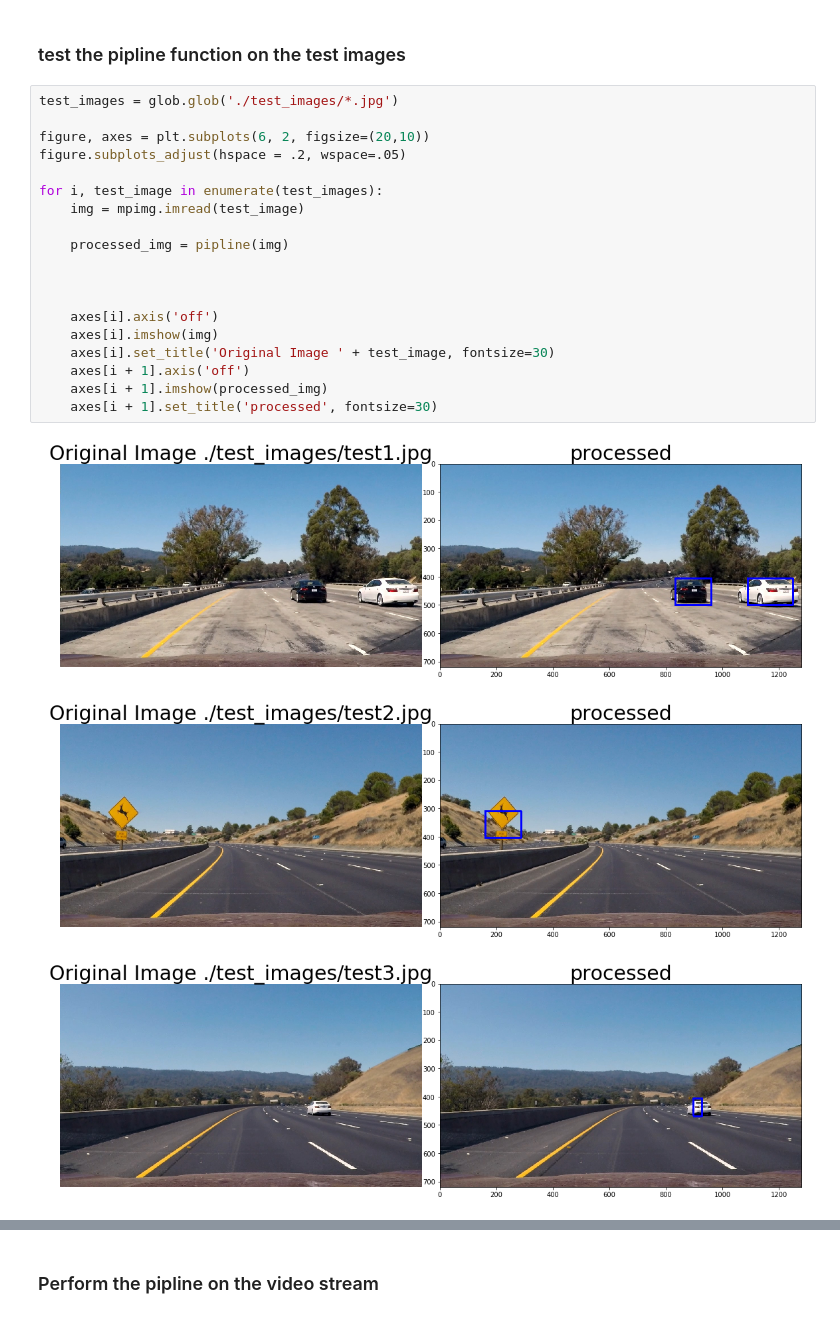
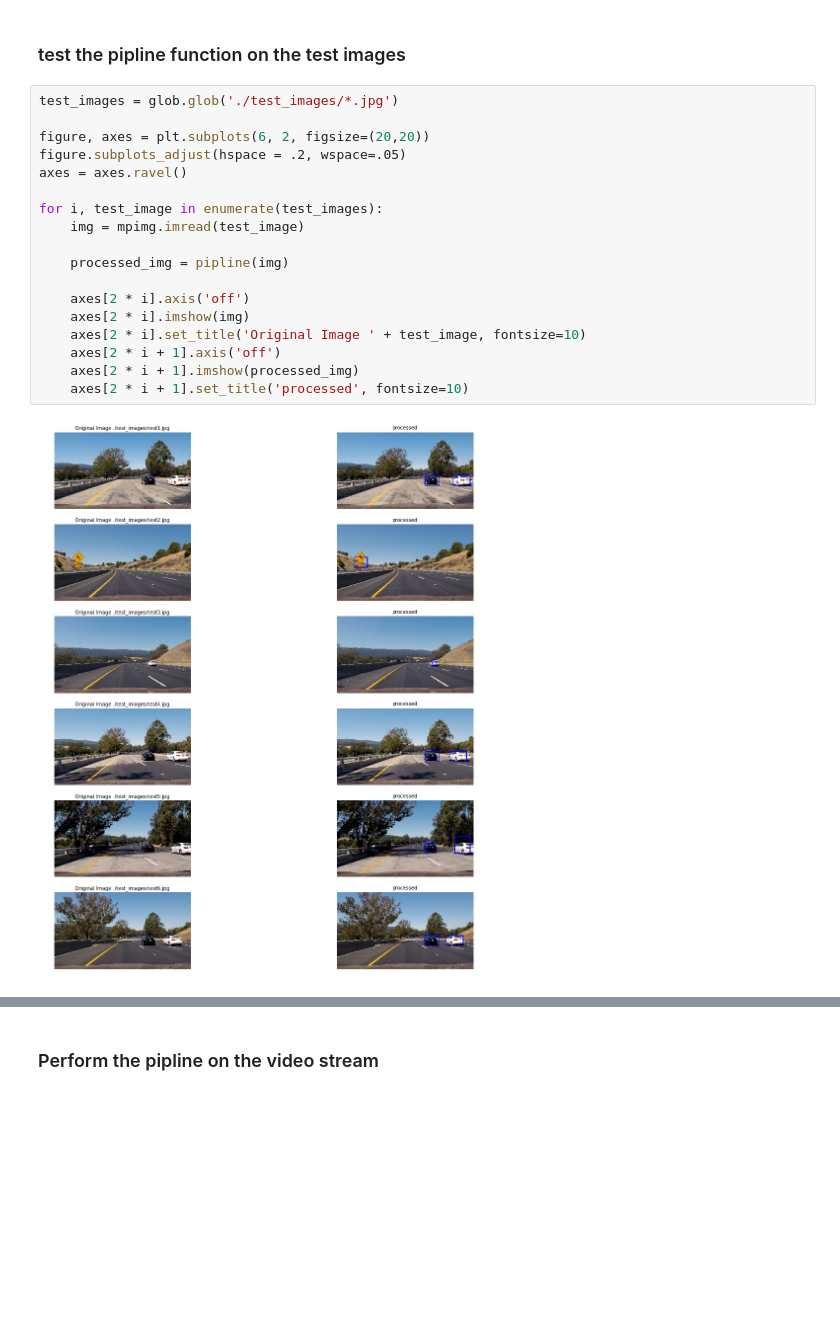
Before and after one commit to YimengZhu/CarND-Vehicle-Detection, a Jupyter notebook: Untitled.ipynb, the cells around one changed output, grey strips where cells are left out. Drawn from its saved outputs; the diff is of its cells as text; blank space fills up the shorter version.

```diff
--- a/Untitled.ipynb
+++ b/Untitled.ipynb
@@ -604,23 +604,20 @@ def pipline(img):
 # %%
 test_images = glob.glob('./test_images/*.jpg')
 
-figure, axes = plt.subplots(6, 2, figsize=(20,10))
+figure, axes = plt.subplots(6, 2, figsize=(20,20))
 figure.subplots_adjust(hspace = .2, wspace=.05)
+axes = axes.ravel()
 
 for i, test_image in enumerate(test_images):
     img = mpimg.imread(test_image)
 
     processed_img = pipline(img)
 
-
-
-    axes[i].axis('off')
-    axes[i].imshow(img)
-    axes[i].set_title('Original Image ' + test_image, fontsize=30)
-    axes[i + 1].axis('off')
-    axes[i + 1].imshow(processed_img)
-    axes[i + 1].set_title('processed', fontsize=30)
+    axes[2 * i].axis('off')
+    axes[2 * i].imshow(img)
+    axes[2 * i].set_title('Original Image ' + test_image, fontsize=10)
+    axes[2 * i + 1].axis('off')
+    axes[2 * i + 1].imshow(processed_img)
+    axes[2 * i + 1].set_title('processed', fontsize=10)
 # %% [output]
-[figure, old version]
+[figure, new version]
-[figure, removed]
-[figure, removed]
```
Also changed, not shown: parts of 5 cells of this notebook, 8 other files.
